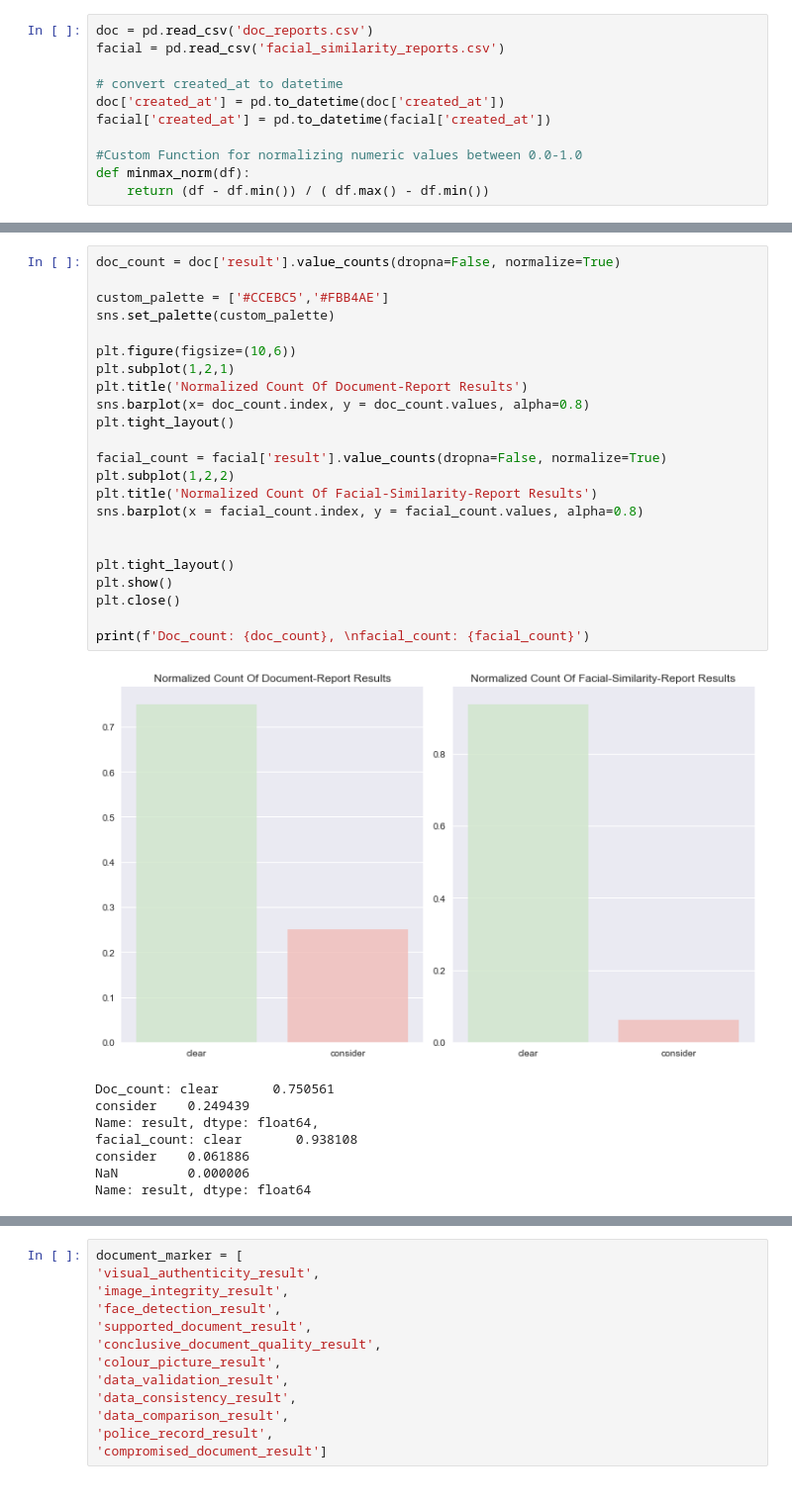
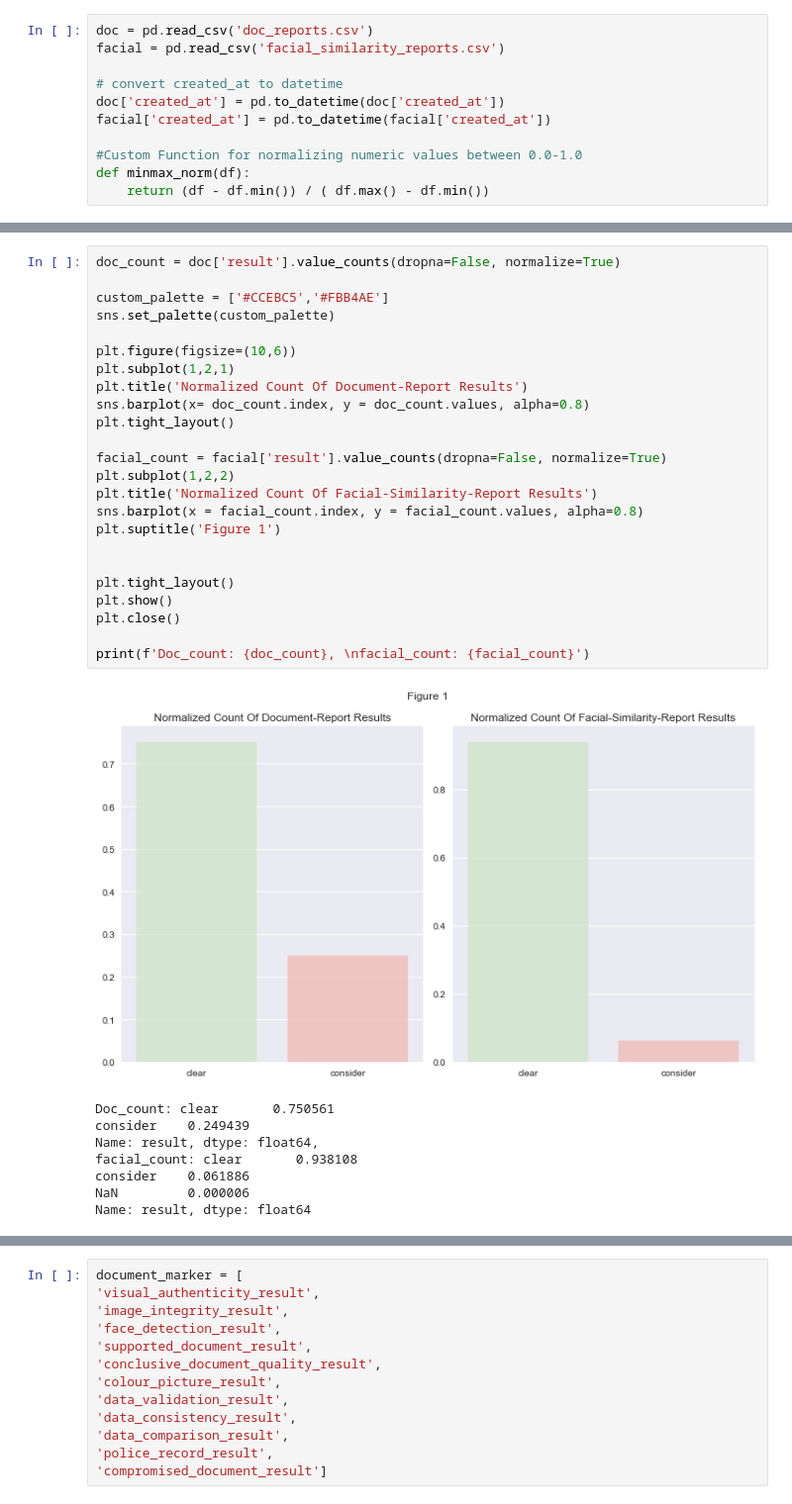
Before and after one commit to samahakk/revolut-case-study, a Jupyter notebook: kyc-challenge.ipynb, the cells around one changed output, grey strips where cells are left out. Shown at 99% size. Saved outputs shown, nothing was run; the diff lists cells and outputs as text.

```diff
--- a/kyc-challenge.ipynb
+++ b/kyc-challenge.ipynb
@@ -19,28 +24,29 @@ def minmax_norm(df):
 # %%
 doc_count = doc['result'].value_counts(dropna=False, normalize=True)
 
 custom_palette = ['#CCEBC5','#FBB4AE']
 sns.set_palette(custom_palette)
 
 plt.figure(figsize=(10,6))
 plt.subplot(1,2,1)
 plt.title('Normalized Count Of Document-Report Results')
 sns.barplot(x= doc_count.index, y = doc_count.values, alpha=0.8)
 plt.tight_layout()
 
 facial_count = facial['result'].value_counts(dropna=False, normalize=True)
 plt.subplot(1,2,2)
 plt.title('Normalized Count Of Facial-Similarity-Report Results')
 sns.barplot(x = facial_count.index, y = facial_count.values, alpha=0.8)
+plt.suptitle('Figure 1')
 
 
 plt.tight_layout()
 plt.show()
 plt.close()
 
 print(f'Doc_count: {doc_count}, \nfacial_count: {facial_count}')
 # %% [output]
-[figure, old version]
+[figure, new version]
 Doc_count: clear       0.750561
 consider    0.249439
 Name: result, dtype: float64,
```
Also changed, not shown: parts of 16 cells of this notebook, 1 other file.
